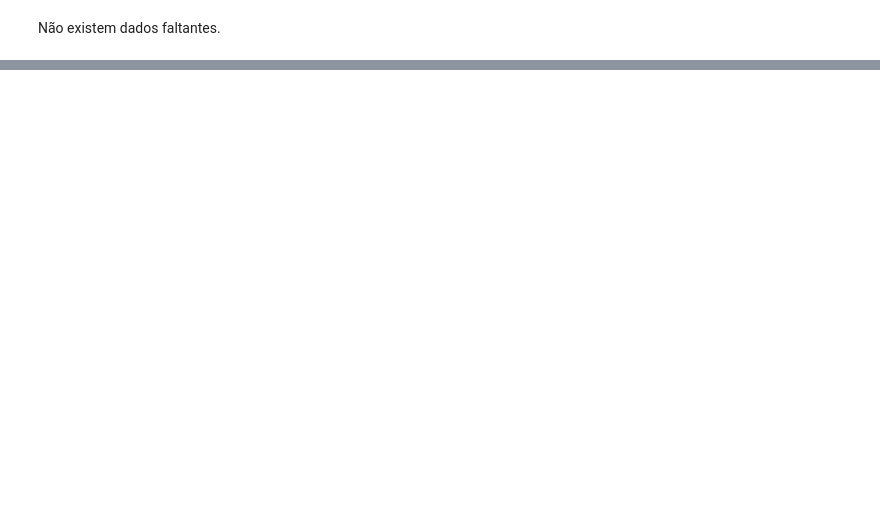
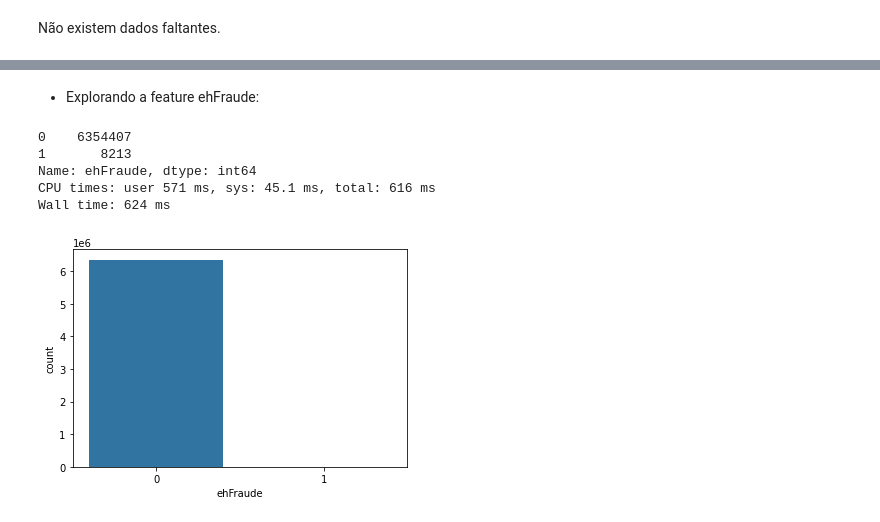
Before and after one commit to casjunior93/Tera---Desafio-de-classificacao, a Jupyter notebook: Refeito_Tera_Desafio_de_Classificação.ipynb, the cells around one changed output, grey strips where cells are left out. Saved outputs shown, nothing was run; the diff lists cells and outputs as text; code cells hidden in the pictures; blank space fills up the shorter version.

```diff
--- a/Refeito_Tera_Desafio_de_Classificação.ipynb
+++ b/Refeito_Tera_Desafio_de_Classificação.ipynb
@@ -155,0 +235,13 @@ Não existem dados faltantes.
+# %% [markdown]
+* Explorando a feature ehFraude:
+# %%
+%%time
+sns.countplot(x="ehFraude", data=df)
+print(df.ehFraude.value_counts())
+# %% [output]
+0    6354407
+1       8213
+Name: ehFraude, dtype: int64
+CPU times: user 571 ms, sys: 45.1 ms, total: 616 ms
+Wall time: 624 ms
+[figure, added]
```
Also changed, not shown: parts of 29 cells of this notebook.
